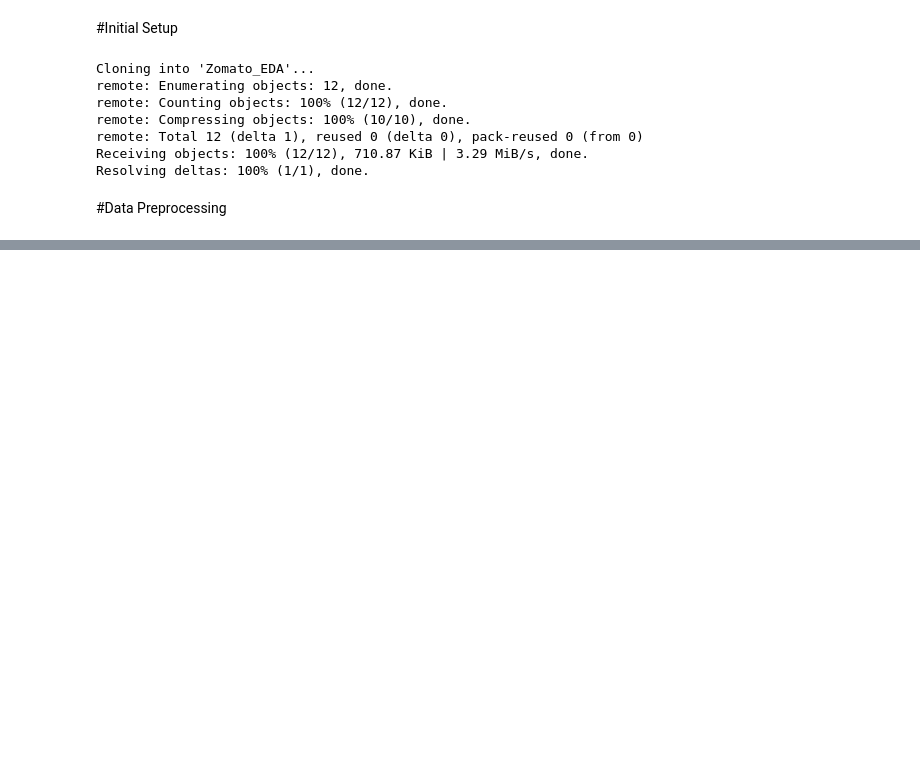
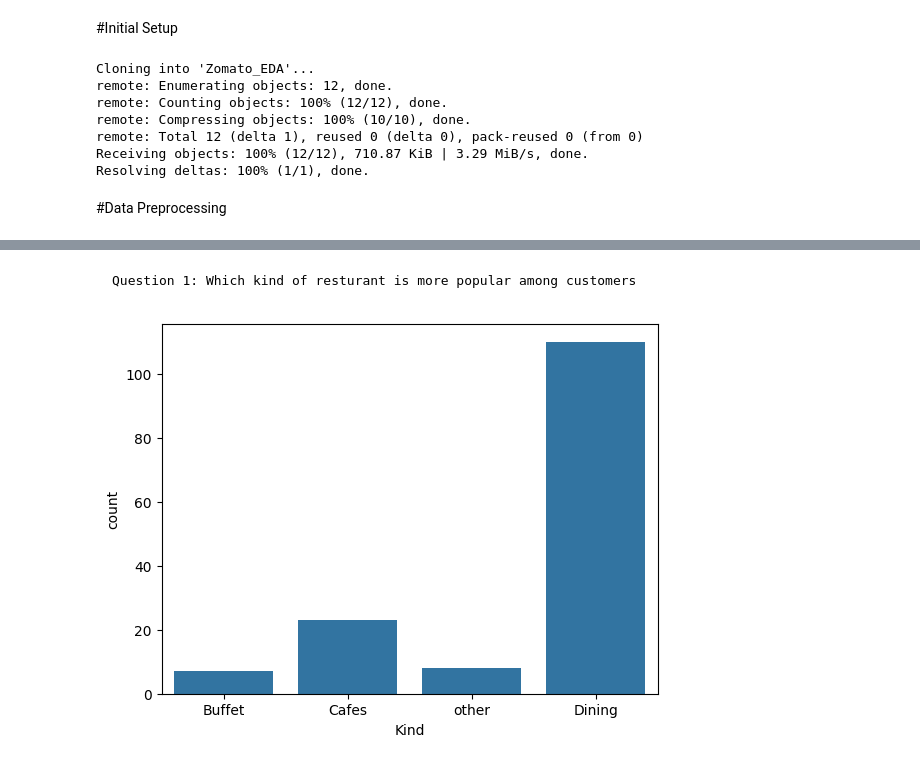
Before and after one commit to sike990/Zomato_EDA, a Jupyter notebook: Zomato_EDA.ipynb, the cells around one changed output, grey strips where cells are left out. Saved outputs shown, nothing was run; the diff lists cells and outputs as text; code cells hidden in the pictures; blank space fills up the shorter version.

````diff
--- a/Zomato_EDA.ipynb
+++ b/Zomato_EDA.ipynb
@@ -30,0 +40,9 @@ data.columns
+# %%
+def handleRate(value):
+  value = value.split('/')
+  value = value[0]
+  return float(value)
+
+data['rate'] = data['rate'].apply(handleRate)
+# %%
+data = data.rename(columns = {'listed_in(type)' : 'Kind'})
@@ -30,0 +66,11 @@ data.columns
+# %% [markdown]
+
+
+```
+Question 1: Which kind of resturant is more popular among customers
+```
+# %%
+sns.countplot(x = data["Kind"])
+plt.show()
+# %% [output]
+[figure, added]
````
Also changed, not shown: parts of 7 cells of this notebook.
